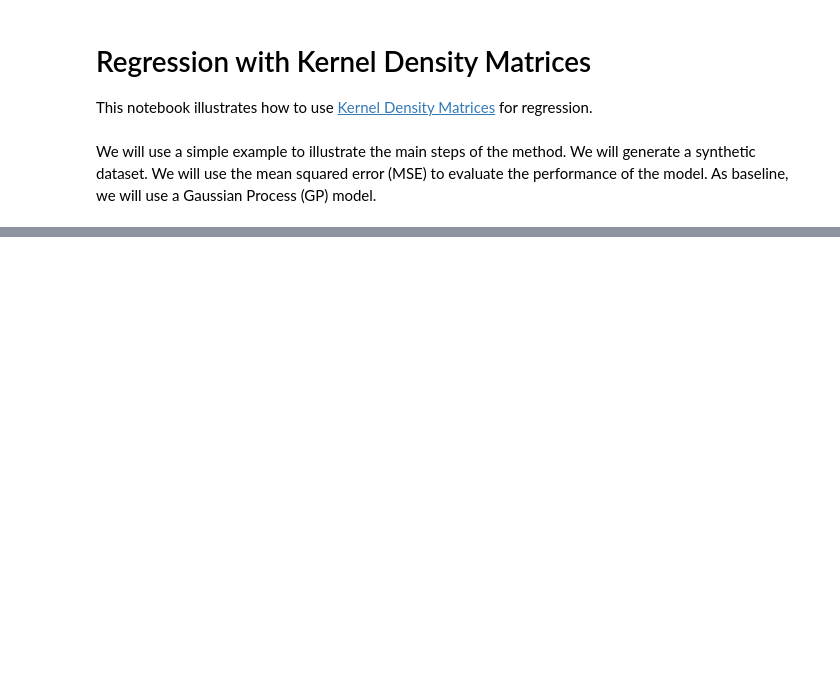
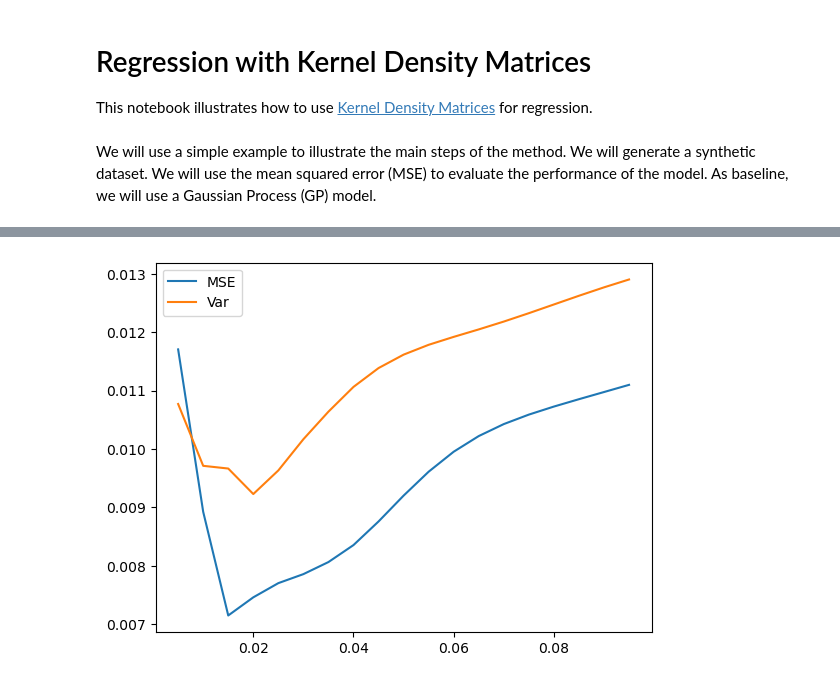
Before and after one commit to fagonzalezo/kdm, a Jupyter notebook: examples/kdm_regression.ipynb, the cells around one changed output, grey strips where cells are left out. Cells and saved outputs as stored; diff of their text form; code cells hidden in the pictures; blank space fills up the shorter version.

```diff
--- a/examples/kdm_regression.ipynb
+++ b/examples/kdm_regression.ipynb
@@ -200,0 +214,32 @@ array(0.02169785, dtype=float32)
+# %%
+# make a copy of kdm_reg_model
+kdm_copy = KDMRegressModel(encoded_size=encoded_size,
+                            dim_y=dim_y,
+                            encoder=encoder,
+                            n_comp=n_comp,
+                            sigma_x=0.1,
+                            sigma_y=0.1,
+                            generative=1,
+                            entropy_reg_x=0.0)
+
+kdm_copy.set_weights(kdm_reg_model.get_weights())
+
+mses = []
+vars = []
+sigmas = np.arange(0.005, 0.1, 0.005)
+for sigma in sigmas:
+    kdm_copy.kernel.sigma.assign(sigma * np.sqrt(2))
+    # rho_y = kdm_model.predict(x)
+    rho_y = kdm_copy.predict(X_test, verbose=0)
+    y_pred = keras.ops.convert_to_numpy(dm_rbf_expectation(rho_y)).flatten()
+    y_var = keras.ops.convert_to_numpy(dm_rbf_variance(rho_y, kdm_copy.sigma_y))
+    y_pred_test = dm_rbf_expectation(rho_y)
+    mses.append(mean_squared_error(y_test, y_pred_test))
+    vars.append(np.mean(y_var))
+
+plt.plot(sigmas, mses, label="MSE")
+plt.plot(sigmas, vars, label="Var")
+plt.legend()
+plt.show()
+# %% [output]
+[figure, added]
```
Also changed, not shown: parts of 13 cells of this notebook, 1 other file.
